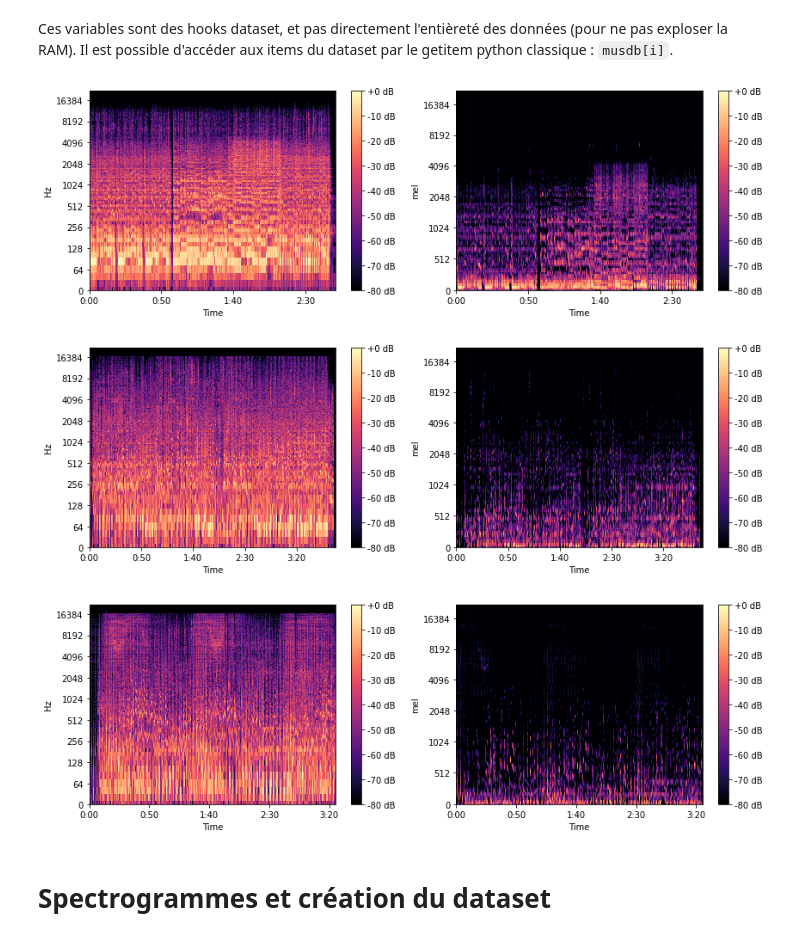
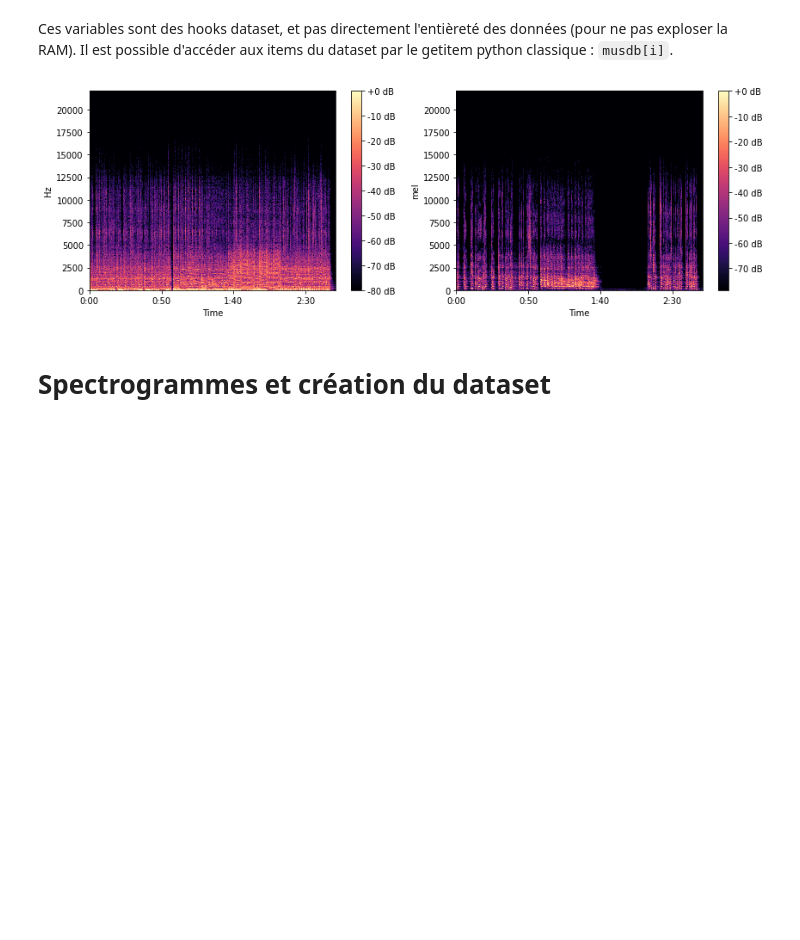
Before and after one commit to MickaRiv/ProjetDatascientest-VoiceSeparator, a Jupyter notebook: notebooks/U_Net.ipynb, the cells around one changed output. Drawn from its saved outputs; the diff is of its cells as text; code cells hidden in the pictures; blank space fills up the shorter version.

```diff
--- a/notebooks/U_Net.ipynb
+++ b/notebooks/U_Net.ipynb
@@ -74,21 +74,19 @@ Ces variables sont des hooks dataset, et pas directement l'entièreté des donn
 # %%
 for i in range(1):
   plt.figure(figsize=(12,4))
 
   plt.subplot(121)
-  nussl.core.utils.visualize_spectrogram(musdb_train[i]['mix'],y_axis='log')
+  nussl.core.utils.visualize_spectrogram(musdb_train[i]['mix'])
   plt.colorbar(format='%+2.0f dB')
 
   plt.subplot(122)
-  nussl.core.utils.visualize_spectrogram(musdb_train[i]['sources']["vocals"],y_axis="mel")
+  nussl.core.utils.visualize_spectrogram(musdb_train[i]['sources']["vocals"])
   plt.colorbar(format='%+2.0f dB')
   plt.ylabel("mel")
   plt.tight_layout()
   plt.show()
 # %% [output]
-[figure, old version]
+[figure, new version]
-[figure, removed]
-[figure, removed]
 # %% [markdown]
 # Spectrogrammes et création du dataset
 # %% [markdown]
```
Also changed, not shown: parts of 6 cells of this notebook.
